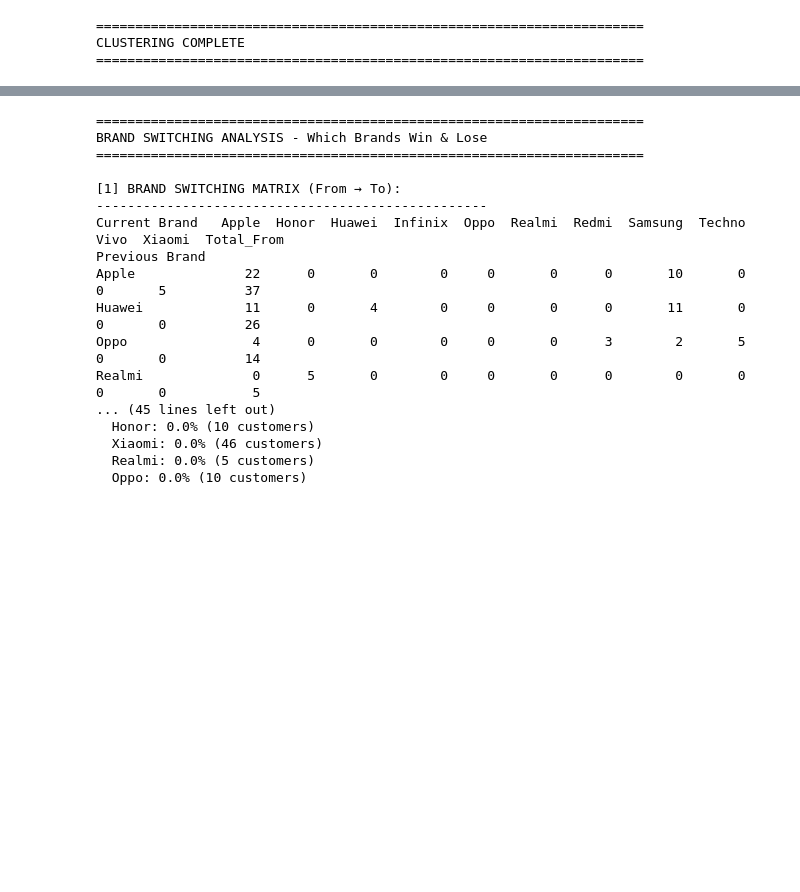
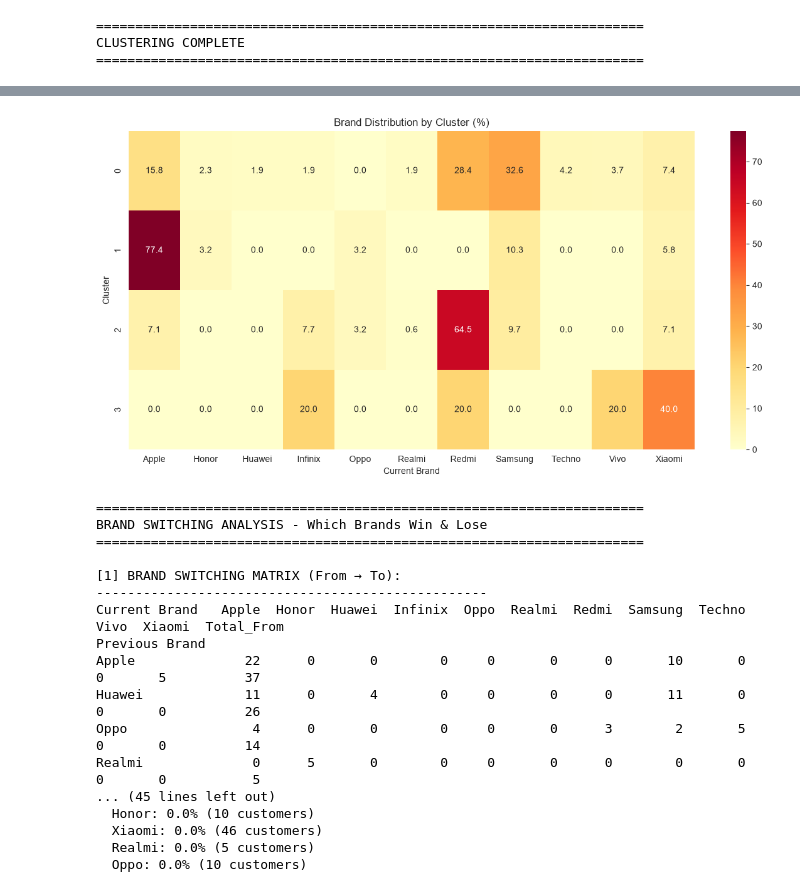
Before and after one commit to rochellelovegood/phonebuyingbehaviour2026, a Jupyter notebook: FinalPhoneBuyingBehaviour.ipynb, the cells around one changed output, grey strips where cells are left out. Drawn from its saved outputs; the diff is of its cells as text; code cells hidden in the pictures; blank space fills up the shorter version.

```diff
--- a/FinalPhoneBuyingBehaviour.ipynb
+++ b/FinalPhoneBuyingBehaviour.ipynb
@@ -1325,3 +1426,70 @@ CLUSTER PROFILES:
 ======================================================================
 CLUSTERING COMPLETE
 ======================================================================
+# %%
+# =============================================
+# CLUSTER vs BRAND ANALYSIS
+# =============================================
+
+print("\n" + "="*70)
+print("CLUSTER vs BRAND ANALYSIS")
+print("="*70)
+
+# 1. Cluster distribution
+print("\n[1] Cluster Distribution:")
+for cluster_id in sorted(df['Cluster'].unique()):
+    size = (df['Cluster'] == cluster_id).sum()
+    pct = size / len(df) * 100
+    profile = cluster_profile.loc[cluster_id]
+
+    # Get cluster name
+    budget = profile.get('Max_Budget_Lakhs', 0)
+    ai_score = profile.get('AI Features (1-5)', 0)
+
+    if budget > 18:
+        name = "Premium Power Users"
+    elif budget < 12:
+        name = "Budget-Conscious Hunters"
+    elif ai_score > 3.5:
+        name = "Feature-Obsessed Enthusiasts"
+    else:
+        name = "Senior Traditionalists"
+
+    print(f"  Cluster {cluster_id} ({name}): {size} ({pct:.1f}%)")
+
+# 2. Brand preference by cluster
+print("\n[2] Brand Preference by Cluster:")
+print("-"*50)
+
+# Create cross-tabulation
+cluster_brand = pd.crosstab(df['Cluster'], df['Current Brand'])
+
+# Add percentage (within cluster)
+cluster_brand_pct = cluster_brand.div(cluster_brand.sum(axis=1), axis=0) * 100
+
+print("\n  Brand Distribution (%) within each cluster:")
+print(cluster_brand_pct.round(1).to_string())
+
+# 3. Top brand per cluster
+print("\n[3] Top 3 Brands per Cluster:")
+print("-"*50)
+
+for cluster_id in sorted(df['Cluster'].unique()):
+    cluster_data = df[df['Cluster'] == cluster_id]
+    top_brands = cluster_data['Current Brand'].value_counts().head(3)
+
+    name = "Premium Power Users" if cluster_id == 1 else "Feature-Obsessed Enthusiasts" if cluster_id == 0 else "Senior Traditionalists" if cluster_id == 2 else "Budget-Conscious Hunters"
+
+    print(f"\n  Cluster {cluster_id} ({name}):")
+    for brand, count in top_brands.items():
+        pct = count / len(cluster_data) * 100
+        print(f"    {brand}: {count} ({pct:.1f}%)")
+
+# 4. Visualization
+print("\n[4] Visualization - Cluster vs Brand (Heatmap):")
+fig, ax = plt.subplots(figsize=(12, 6))
+sns.heatmap(cluster_brand_pct, annot=True, fmt='.1f', cmap='YlOrRd', ax=ax)
+ax.set_title('Brand Distribution by Cluster (%)')
+plt.tight_layout()
+plt.show()
+# %% [output]
@@ -1328,3 +1513,4 @@ CLUSTERING COMPLETE
+[figure, added]
 # %%
 print("="*70)
 print("BRAND SWITCHING ANALYSIS - Which Brands Win & Lose")
```
Also changed, not shown: parts of 4 cells of this notebook, 1 other file.
